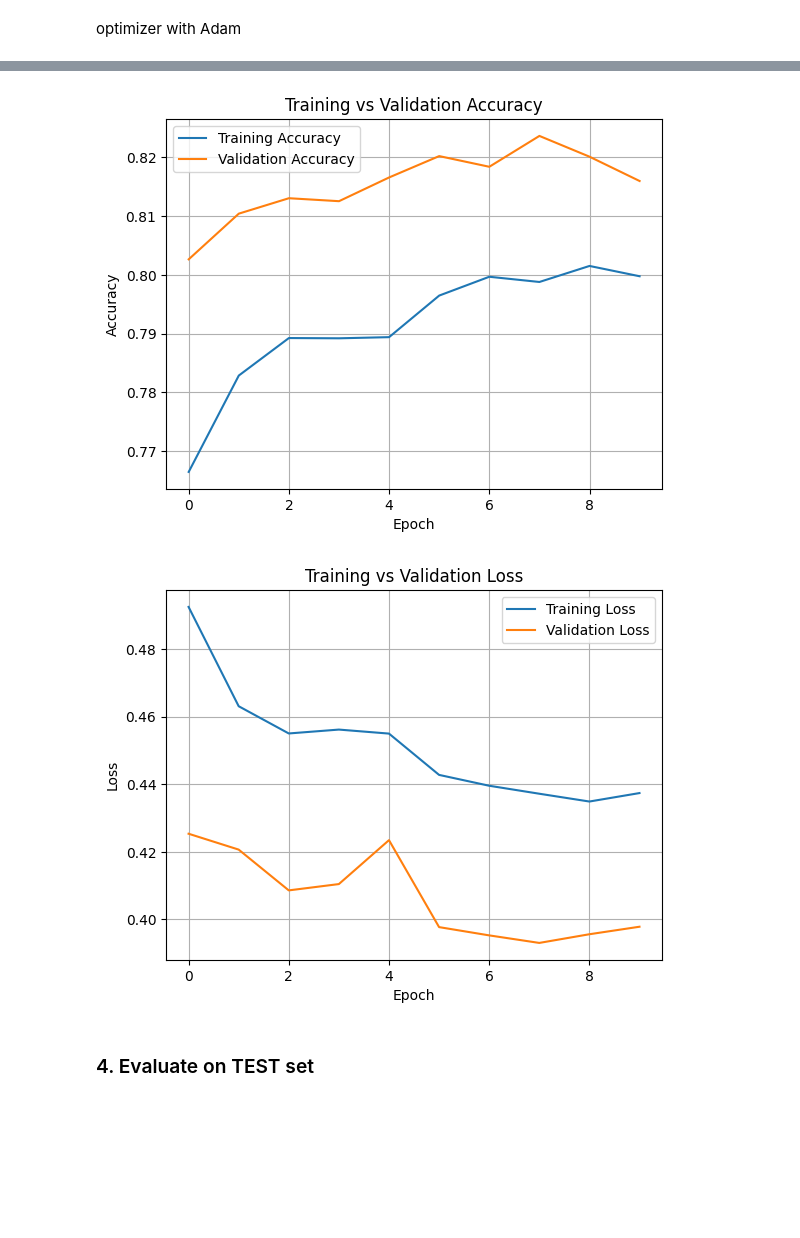
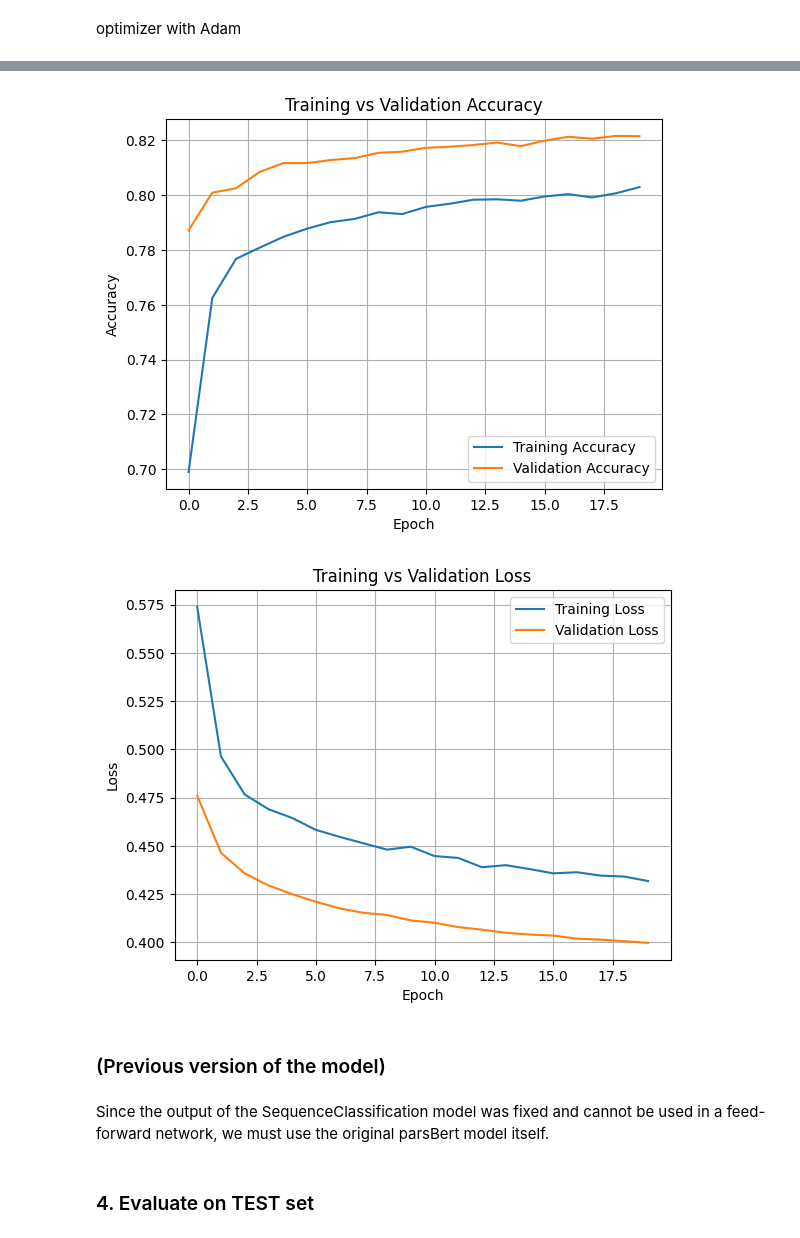
Before and after one commit to HosseinMasoudi/Sentiment_Analysis_with_Transformers, a Jupyter notebook: SentimentAnalysisTransformersNLP(WithOutHazm)(Use_Model_in_MLP).ipynb, the cells around one changed output, grey strips where cells are left out. Drawn from its saved outputs; the diff is of its cells as text; code cells hidden in the pictures; blank space fills up the shorter version.

Commit message:
model with 80% accuracy

```diff
--- a/SentimentAnalysisTransformersNLP(WithOutHazm)(Use_Model_in_MLP).ipynb
+++ b/SentimentAnalysisTransformersNLP(WithOutHazm)(Use_Model_in_MLP).ipynb
@@ -311,23 +319,27 @@ Epoch 4/20
 # %%
 # Accuracy
-plt.plot(history.history['sparse_categorical_accuracy'], label='Training Accuracy')
-plt.plot(history.history['val_sparse_categorical_accuracy'], label='Validation Accuracy')
+plt.plot(history.history['accuracy'], label='Training Accuracy')
+plt.plot(history.history['val_accuracy'], label='Validation Accuracy')
 plt.title('Training vs Validation Accuracy')
 plt.xlabel('Epoch')
 plt.ylabel('Accuracy')
 plt.legend()
 plt.grid(True)
 plt.show()
 
 # Loss
 plt.plot(history.history['loss'], label='Training Loss')
 plt.plot(history.history['val_loss'], label='Validation Loss')
 plt.title('Training vs Validation Loss')
 plt.xlabel('Epoch')
 plt.ylabel('Loss')
 plt.legend()
 plt.grid(True)
 plt.show()
 # %% [output]
-[figure, old version]
+[figure, new version]
-[figure, old version]
+[figure, new version]
+# %% [markdown]
+### (Previous version of the model)
+# %% [markdown]
+Since the output of the SequenceClassification model was fixed and cannot be used in a feed-forward network, we must use the original parsBert model itself.
```
Also changed, not shown: parts of 14 cells of this notebook.
